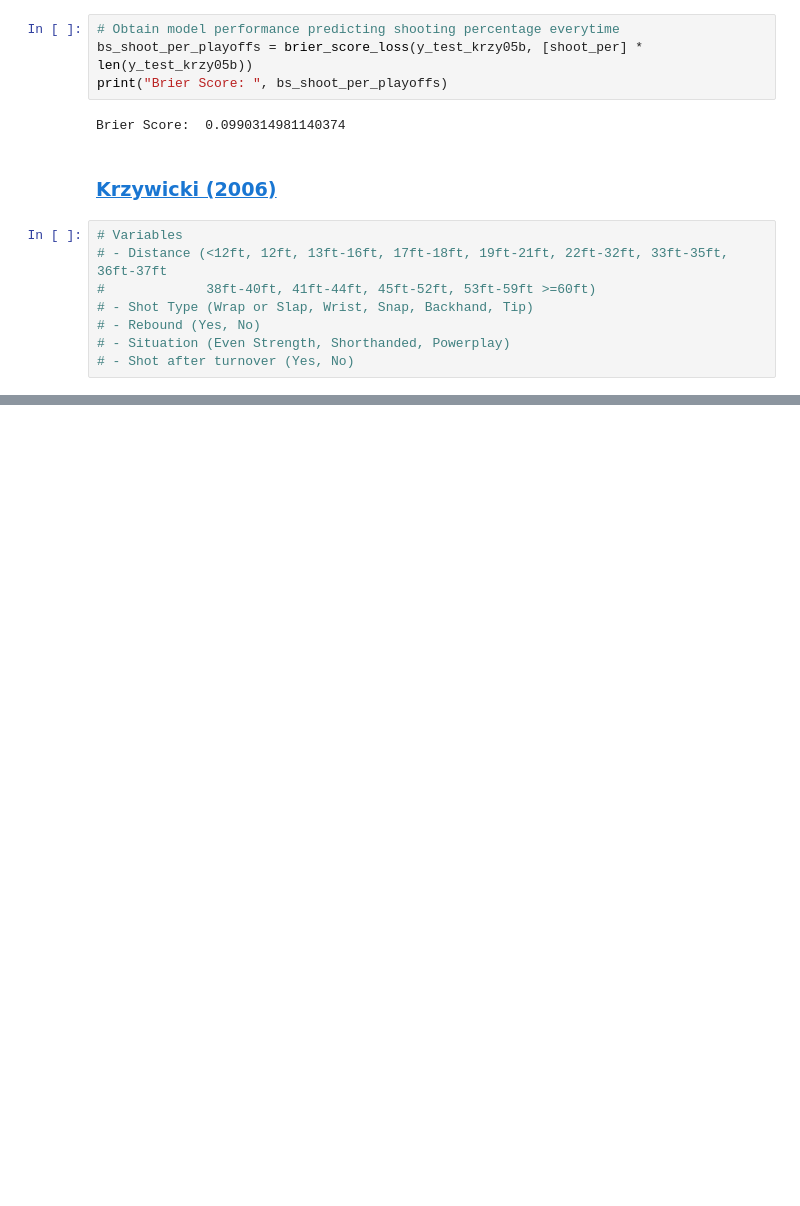
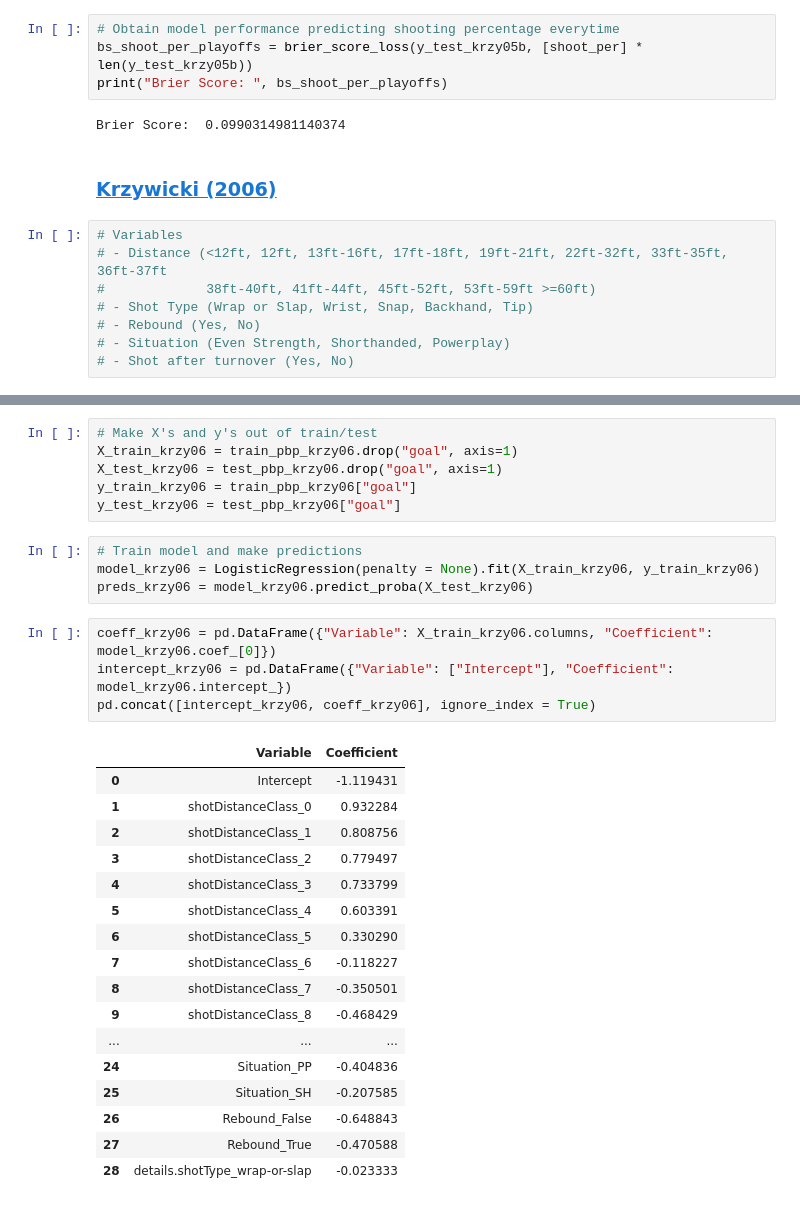
Before and after one commit to rromaniuk31/PhD-Research, a Jupyter notebook: Create_Historical_Models.ipynb, the cells around one changed output, grey strips where cells are left out. Drawn from its saved outputs; the diff is of its cells as text; blank space fills up the shorter version.

```diff
--- a/Create_Historical_Models.ipynb
+++ b/Create_Historical_Models.ipynb
@@ -409,0 +443,32 @@ train_pbp_krzy06.head()
+# %%
+# Make X's and y's out of train/test
+X_train_krzy06 = train_pbp_krzy06.drop("goal", axis=1)
+X_test_krzy06 = test_pbp_krzy06.drop("goal", axis=1)
+y_train_krzy06 = train_pbp_krzy06["goal"]
+y_test_krzy06 = test_pbp_krzy06["goal"]
+# %%
+# Train model and make predictions
+model_krzy06 = LogisticRegression(penalty = None).fit(X_train_krzy06, y_train_krzy06)
+preds_krzy06 = model_krzy06.predict_proba(X_test_krzy06)
+# %%
+coeff_krzy06 = pd.DataFrame({"Variable": X_train_krzy06.columns, "Coefficient": model_krzy06.coef_[0]})
+intercept_krzy06 = pd.DataFrame({"Variable": ["Intercept"], "Coefficient": model_krzy06.intercept_})
+pd.concat([intercept_krzy06, coeff_krzy06], ignore_index = True)
+# %% [output]
+|  | Variable | Coefficient |
+| 0 | Intercept | -1.119431 |
+| 1 | shotDistanceClass_0 | 0.932284 |
+| 2 | shotDistanceClass_1 | 0.808756 |
+| 3 | shotDistanceClass_2 | 0.779497 |
+| 4 | shotDistanceClass_3 | 0.733799 |
+| 5 | shotDistanceClass_4 | 0.603391 |
+| 6 | shotDistanceClass_5 | 0.330290 |
+| 7 | shotDistanceClass_6 | -0.118227 |
+| 8 | shotDistanceClass_7 | -0.350501 |
+| 9 | shotDistanceClass_8 | -0.468429 |
+| ... | ... | ... |
+| 24 | Situation_PP | -0.404836 |
+| 25 | Situation_SH | -0.207585 |
+| 26 | Rebound_False | -0.648843 |
+| 27 | Rebound_True | -0.470588 |
+| 28 | details.shotType_wrap-or-slap | -0.023333 |
```
Also changed, not shown: parts of 8 cells of this notebook.
